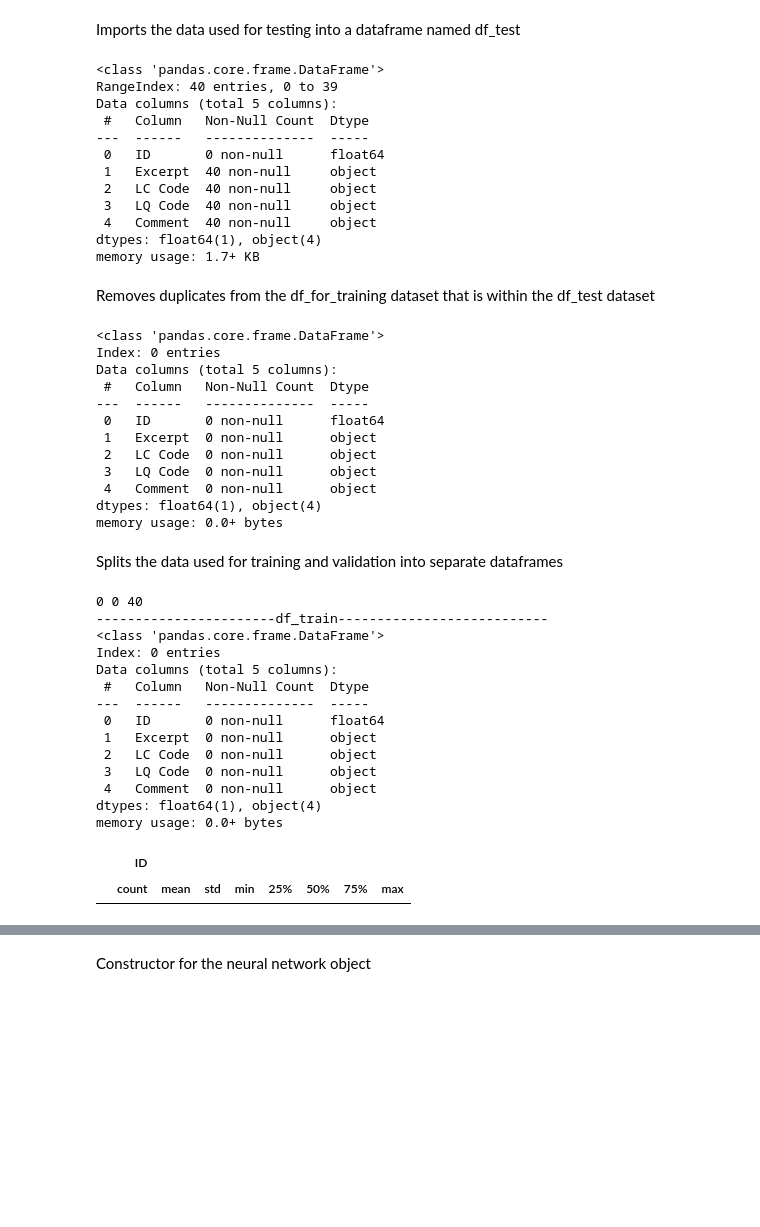
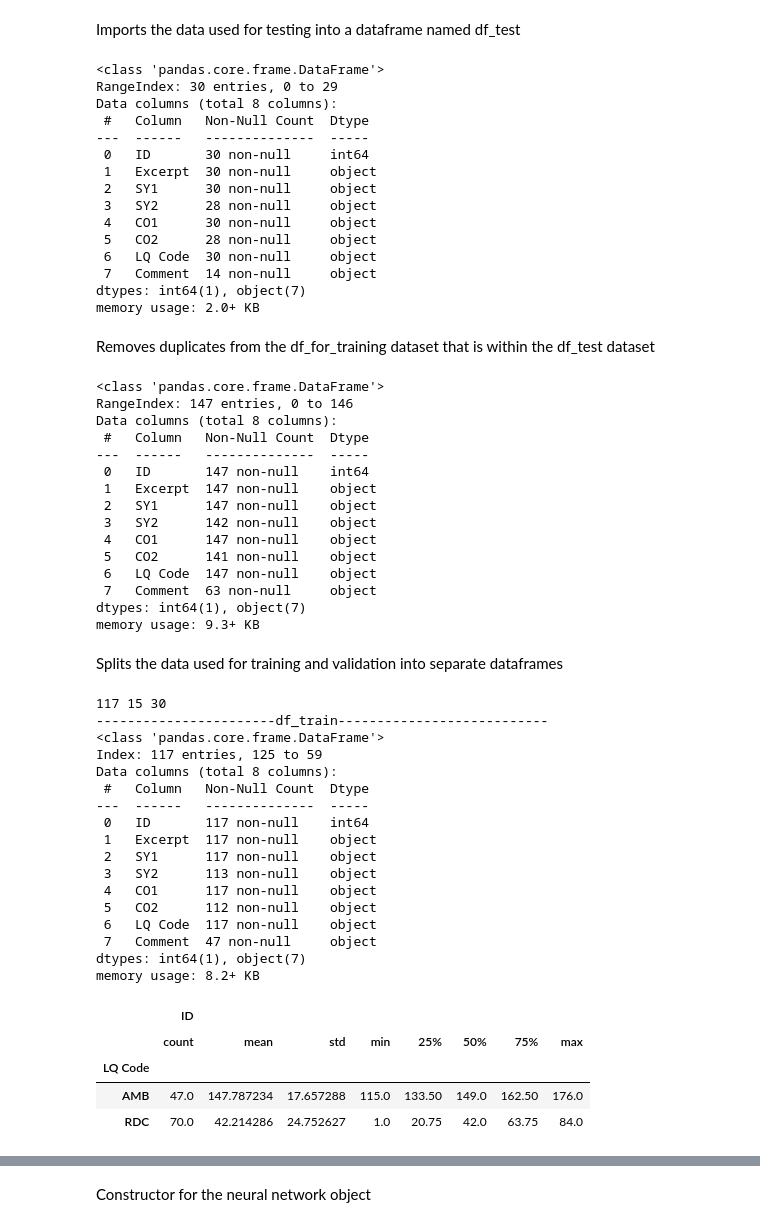
Before and after one commit to b-price/lc-lq-automation, a Jupyter notebook: COSC_432_BERT_Classifier.ipynb, the cells around one changed output, grey strips where cells are left out. Saved outputs shown, nothing was run; the diff lists cells and outputs as text; code cells hidden in the pictures; blank space fills up the shorter version.

```diff
--- a/COSC_432_BERT_Classifier.ipynb
+++ b/COSC_432_BERT_Classifier.ipynb
@@ -65,7 +61,7 @@ class Dataset(torch.utils.data.Dataset):
 Imports the data used for training and validation into a dataframe named df_for_training
 # %%
 import pandas as pd
-df_for_training = pd.read_csv('LC_Dataset.csv') # enter the path to the dataset used for training here
+df_for_training = pd.read_csv('mixeddataset1.csv') # enter the path to the dataset used for training here
 df_for_training['Excerpt'] = df_for_training['Excerpt'].replace(",", "", regex=True)
 df_for_training.info()
 # %% [output]
@@ -84,22 +83,25 @@ memory usage: 1.7+ KB
 # %% [markdown]
 Imports the data used for testing into a dataframe named df_test
 # %%
-df_test = pd.read_csv('LC_Dataset.csv') # enter the path to the dataset used for testing here
+df_test = pd.read_csv('mixeddataset2.csv') # enter the path to the dataset used for testing here
 df_test['Excerpt'] = df_test['Excerpt'].replace(",", "", regex=True)
 df_test.info()
 # %% [output]
 <class 'pandas.core.frame.DataFrame'>
-RangeIndex: 40 entries, 0 to 39
-Data columns (total 5 columns):
+RangeIndex: 30 entries, 0 to 29
+Data columns (total 8 columns):
  #   Column   Non-Null Count  Dtype
 ---  ------   --------------  -----
- 0   ID       0 non-null      float64
- 1   Excerpt  40 non-null     object
- 2   LC Code  40 non-null     object
- 3   LQ Code  40 non-null     object
- 4   Comment  40 non-null     object
-dtypes: float64(1), object(4)
-memory usage: 1.7+ KB
+ 0   ID       30 non-null     int64
+ 1   Excerpt  30 non-null     object
+ 2   SY1      30 non-null     object
+ 3   SY2      28 non-null     object
+ 4   CO1      30 non-null     object
+ 5   CO2      28 non-null     object
+ 6   LQ Code  30 non-null     object
+ 7   Comment  14 non-null     object
+dtypes: int64(1), object(7)
+memory usage: 2.0+ KB
 # %% [markdown]
 Removes duplicates from the df_for_training dataset that is within the df_test dataset
 # %%
@@ -107,45 +109,54 @@ df_for_training = df_for_training[~df_for_training['Excerpt'].isin(df_test['Exce
 df_for_training.info()
 # %% [output]
 <class 'pandas.core.frame.DataFrame'>
-Index: 0 entries
-Data columns (total 5 columns):
+RangeIndex: 147 entries, 0 to 146
+Data columns (total 8 columns):
  #   Column   Non-Null Count  Dtype
 ---  ------   --------------  -----
- 0   ID       0 non-null      float64
- 1   Excerpt  0 non-null      object
- 2   LC Code  0 non-null      object
- 3   LQ Code  0 non-null      object
- 4   Comment  0 non-null      object
-dtypes: float64(1), object(4)
-memory usage: 0.0+ bytes
+ 0   ID       147 non-null    int64
+ 1   Excerpt  147 non-null    object
+ 2   SY1      147 non-null    object
+ 3   SY2      142 non-null    object
+ 4   CO1      147 non-null    object
+ 5   CO2      141 non-null    object
+ 6   LQ Code  147 non-null    object
+ 7   Comment  63 non-null     object
+dtypes: int64(1), object(7)
+memory usage: 9.3+ KB
 # %% [markdown]
 Splits the data used for training and validation into separate dataframes
 # %%
 np.random.seed(112)
 df_train, df_val, df_test_not_used = np.split(df_for_training.sample(frac=1, random_state=42),
                                      [int(.8*len(df_for_training)), int(.9*len(df_for_training))])
 
 print(len(df_train),len(df_val), len(df_test))
 print("-----------------------df_train---------------------------")
 df_train.info()
-df_train.groupby('LC Code').describe()
+df_train.groupby('LQ Code').describe()
 # %% [output]
-0 0 40
+117 15 30
 -----------------------df_train---------------------------
 <class 'pandas.core.frame.DataFrame'>
-Index: 0 entries
-Data columns (total 5 columns):
+Index: 117 entries, 125 to 59
+Data columns (total 8 columns):
  #   Column   Non-Null Count  Dtype
 ---  ------   --------------  -----
- 0   ID       0 non-null      float64
- 1   Excerpt  0 non-null      object
- 2   LC Code  0 non-null      object
- 3   LQ Code  0 non-null      object
- 4   Comment  0 non-null      object
-dtypes: float64(1), object(4)
-memory usage: 0.0+ bytes
+ 0   ID       117 non-null    int64
+ 1   Excerpt  117 non-null    object
+ 2   SY1      117 non-null    object
+ 3   SY2      113 non-null    object
+ 4   CO1      117 non-null    object
+ 5   CO2      112 non-null    object
+ 6   LQ Code  117 non-null    object
+ 7   Comment  47 non-null     object
+dtypes: int64(1), object(7)
+memory usage: 8.2+ KB
 |  | ID |  |  |  |  |  |  |  |
 |  | count | mean | std | min | 25% | 50% | 75% | max |
+| LQ Code |  |  |  |  |  |  |  |  |
+| AMB | 47.0 | 147.787234 | 17.657288 | 115.0 | 133.50 | 149.0 | 162.50 | 176.0 |
+| RDC | 70.0 | 42.214286 | 24.752627 | 1.0 | 20.75 | 42.0 | 63.75 | 84.0 |
 # %%
 print("-----------------------df_val---------------------------")
 df_val.info()
```
Also changed, not shown: parts of 6 cells of this notebook, 15 other files.
